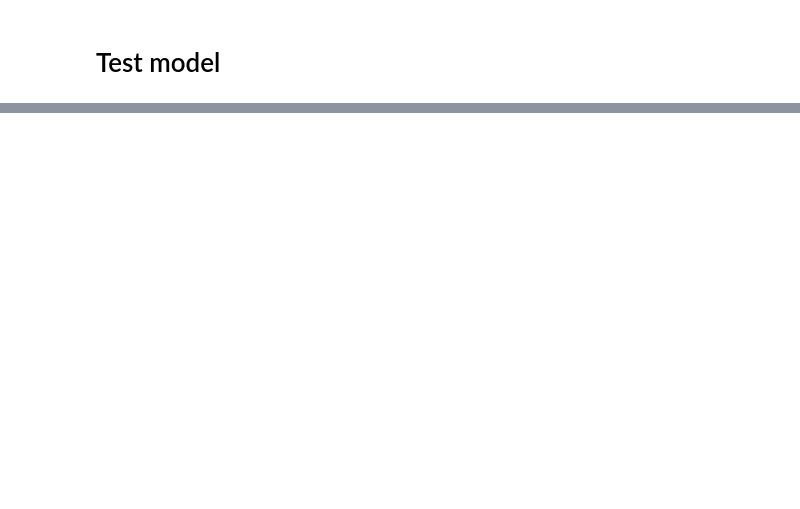
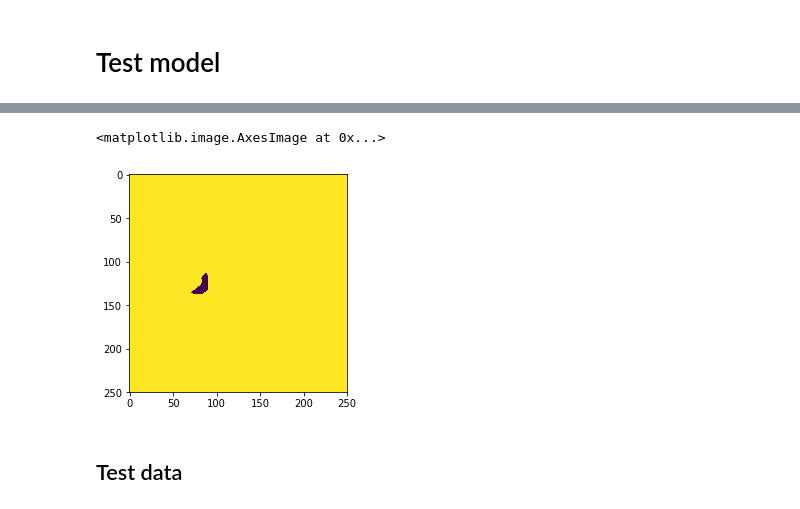
Before and after one commit to mjenrungrot/NoteheadDetectorFCN, a Jupyter notebook: FCN.ipynb, the cells around one changed output, grey strips where cells are left out. Saved outputs shown, nothing was run; the diff lists cells and outputs as text; code cells hidden in the pictures; blank space fills up the shorter version.

```diff
--- a/FCN.ipynb
+++ b/FCN.ipynb
@@ -520,0 +609,16 @@ Text(0.5,1,'Semantic Prediction')
+# %%
+tmp = np.zeros_like(prediction[img_id,:,:])
+# %%
+for i in range(tmp.shape[0]):
+    for j in range(tmp.shape[1]):
+        if prediction[img_id,i,j] == 29:
+            tmp[i,j] = 100
+        else:
+            tmp[i,j] = 0
+# %%
+plt.imshow(tmp)
+# %% [output]
+<matplotlib.image.AxesImage at 0x...>
+[figure, added]
+# %% [markdown]
+## Test data
```
Also changed, not shown: parts of 37 cells of this notebook.
